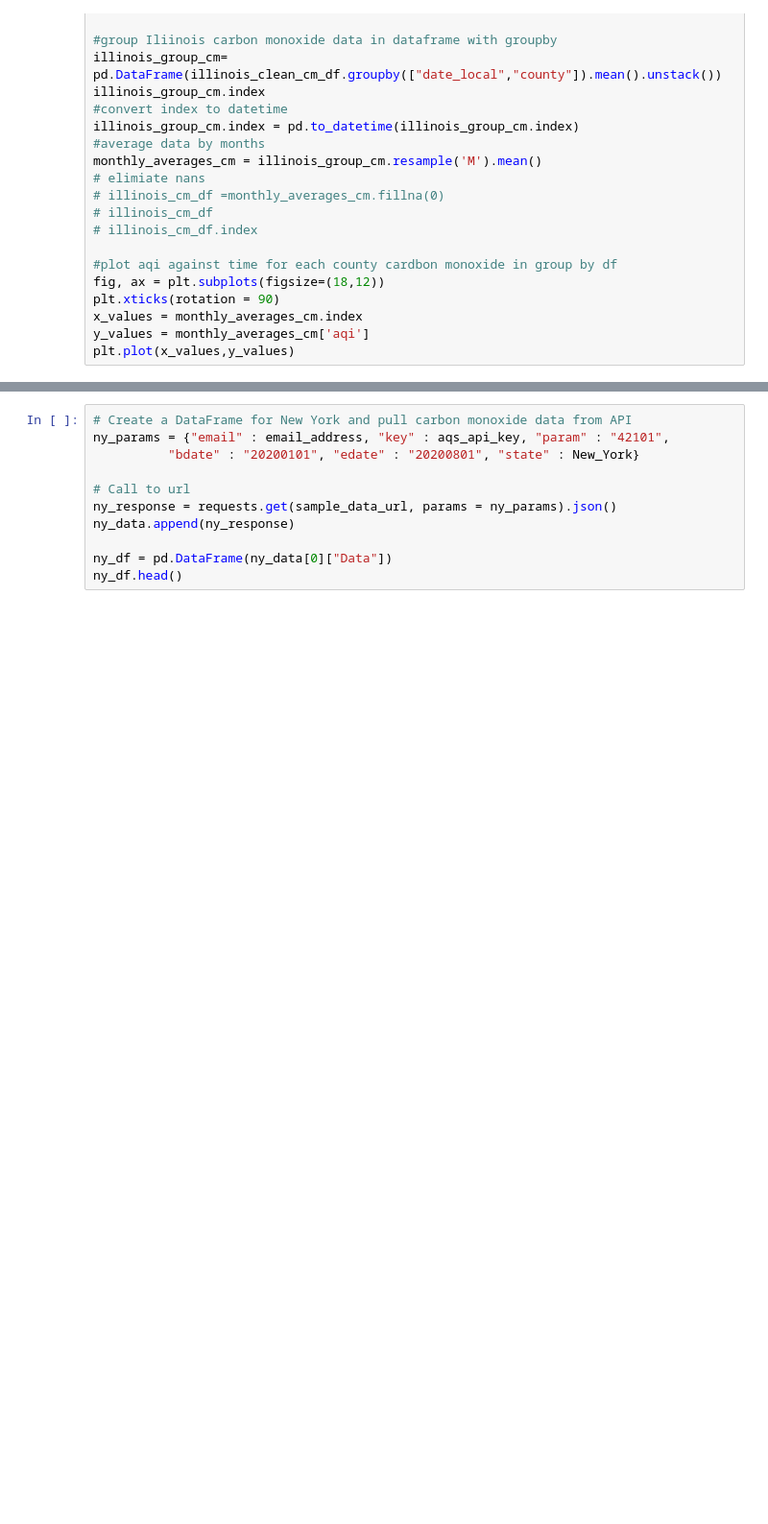
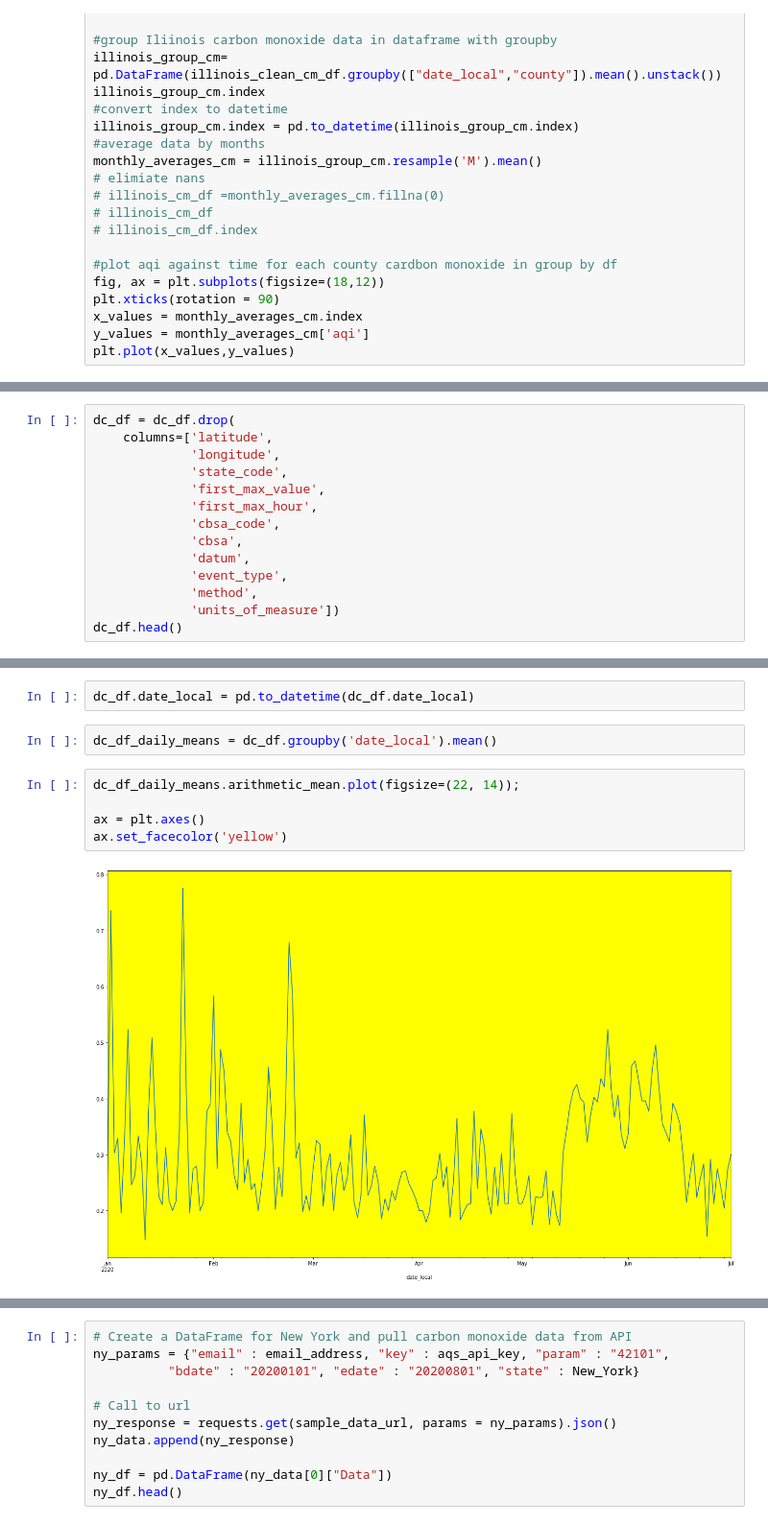
Before and after one commit to TrentELittle/BootcampProject1, a Jupyter notebook: project_main.ipynb, the cells around one changed output, grey strips where cells are left out. Shown at 96% size. Cells and saved outputs as stored; diff of their text form; blank space fills up the shorter version.

```diff
--- a/project_main.ipynb
+++ b/project_main.ipynb
@@ -289,0 +502,14 @@ dc_df.head()
+# %%
+dc_df = dc_df.drop(
+    columns=['latitude',
+             'longitude',
+             'state_code',
+             'first_max_value',
+             'first_max_hour',
+             'cbsa_code',
+             'cbsa',
+             'datum',
+             'event_type',
+             'method',
+             'units_of_measure'])
+dc_df.head()
@@ -289,0 +523,11 @@ dc_df.head()
+# %%
+dc_df.date_local = pd.to_datetime(dc_df.date_local)
+# %%
+dc_df_daily_means = dc_df.groupby('date_local').mean()
+# %%
+dc_df_daily_means.arithmetic_mean.plot(figsize=(22, 14));
+
+ax = plt.axes()
+ax.set_facecolor('yellow')
+# %% [output]
+[figure, added]
```
Also changed, not shown: parts of 35 cells of this notebook.
